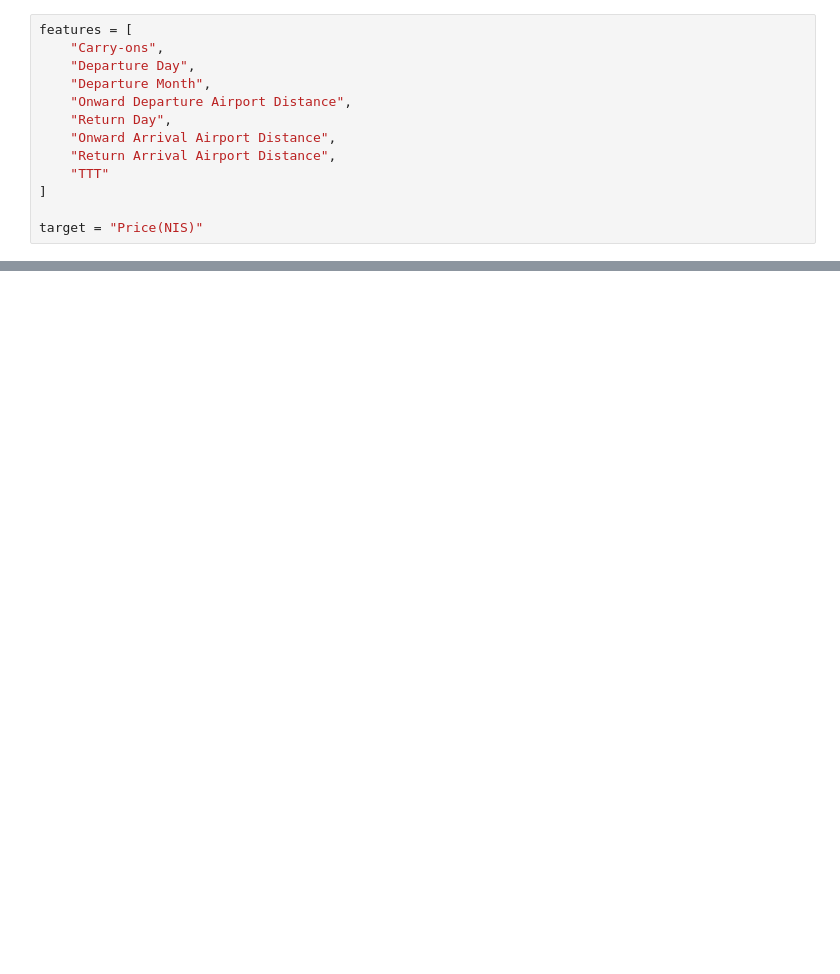
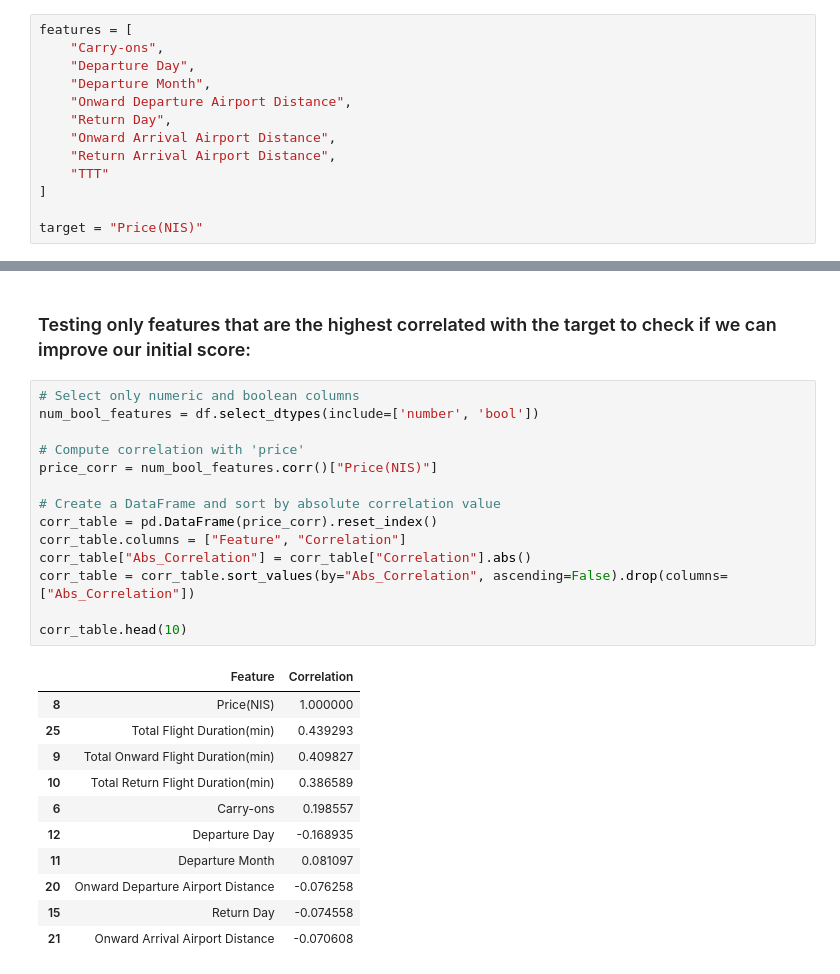
Before and after one commit to Andrian2024/DSProject-Flights, a Jupyter notebook: Algo2-TalN-LinearRegression.ipynb, the cells around one changed output, grey strips where cells are left out. Cells and saved outputs as stored; diff of their text form; blank space fills up the shorter version.

```diff
--- a/Algo2-TalN-LinearRegression.ipynb
+++ b/Algo2-TalN-LinearRegression.ipynb
@@ -545,0 +119,28 @@ R-squared Score: 0.59
+# %% [markdown]
+### Testing only features that are the highest correlated with the target to check if we can improve our initial score:
+# %%
+# Select only numeric and boolean columns
+num_bool_features = df.select_dtypes(include=['number', 'bool'])
+
+# Compute correlation with 'price'
+price_corr = num_bool_features.corr()["Price(NIS)"]
+
+# Create a DataFrame and sort by absolute correlation value
+corr_table = pd.DataFrame(price_corr).reset_index()
+corr_table.columns = ["Feature", "Correlation"]
+corr_table["Abs_Correlation"] = corr_table["Correlation"].abs()
+corr_table = corr_table.sort_values(by="Abs_Correlation", ascending=False).drop(columns=["Abs_Correlation"])
+
+corr_table.head(10)
+# %% [output]
+|  | Feature | Correlation |
+| 8 | Price(NIS) | 1.000000 |
+| 25 | Total Flight Duration(min) | 0.439293 |
+| 9 | Total Onward Flight Duration(min) | 0.409827 |
+| 10 | Total Return Flight Duration(min) | 0.386589 |
+| 6 | Carry-ons | 0.198557 |
+| 12 | Departure Day | -0.168935 |
+| 11 | Departure Month | 0.081097 |
+| 20 | Onward Departure Airport Distance | -0.076258 |
+| 15 | Return Day | -0.074558 |
+| 21 | Onward Arrival Airport Distance | -0.070608 |
```
Also changed, not shown: parts of 46 cells of this notebook.
